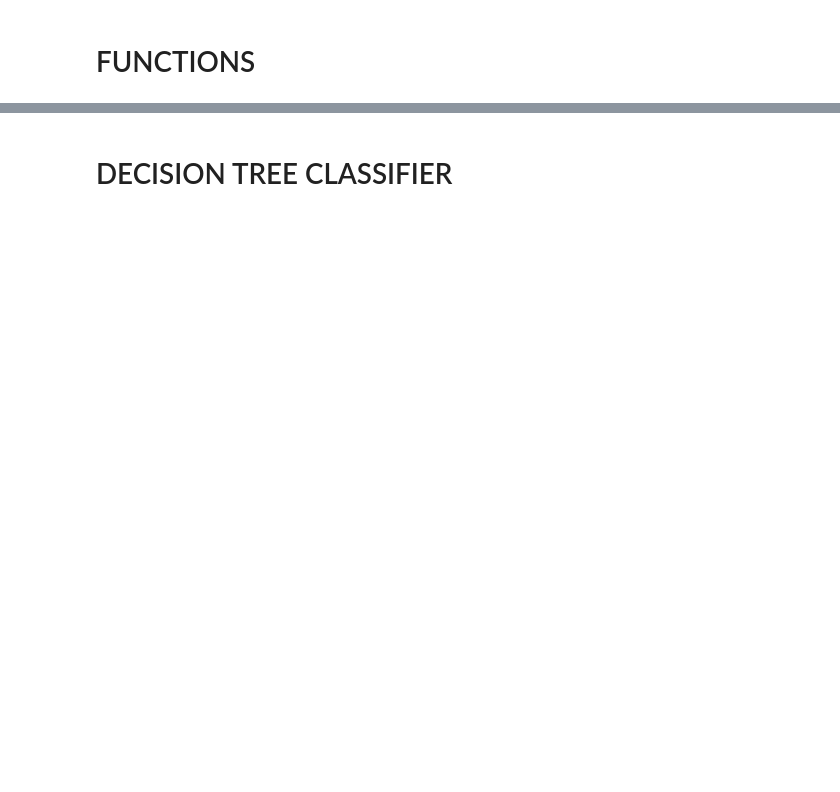
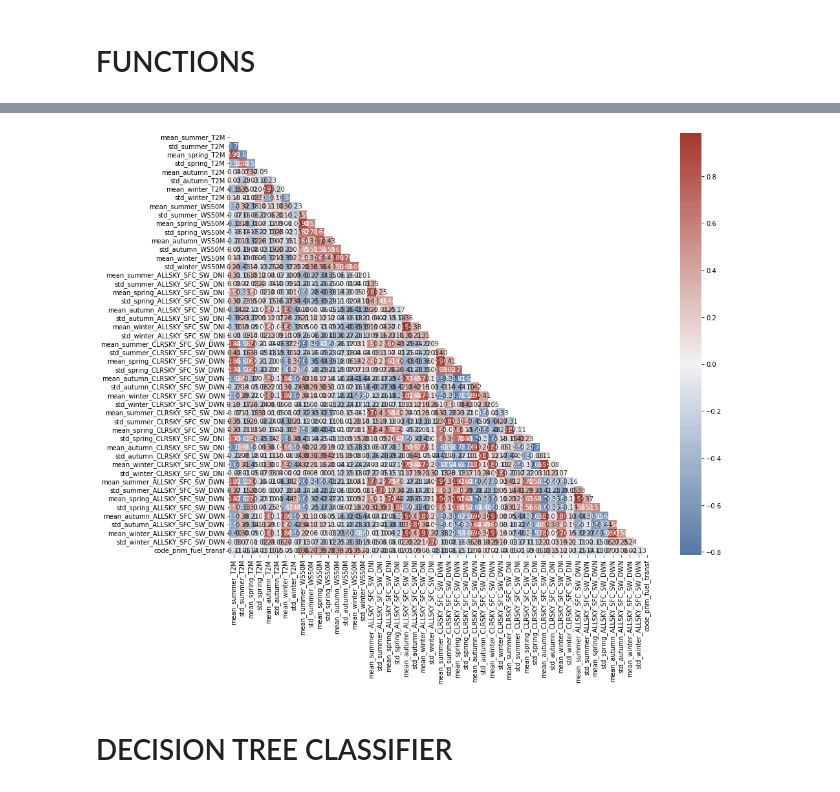
Before and after one commit to tomashbk/solar_wind_power_plants_prediction, a Jupyter notebook: notebooks/3-EDA-in-data-transformed-and-combined.ipynb, the cells around one changed output, grey strips where cells are left out. Cells and saved outputs as stored; diff of their text form; code cells hidden in the pictures; blank space fills up the shorter version.

```diff
--- a/notebooks/3-EDA-in-data-transformed-and-combined.ipynb
+++ b/notebooks/3-EDA-in-data-transformed-and-combined.ipynb
@@ -342,5 +436,7 @@ plot_mi_scores(mi_scores)
 # %%
-correlation_matrix(X.join(y))
+utils.correlation_matrix(X.join(y))
+# %% [output]
+[figure, added]
 # %%
 train_X, val_X, train_y, val_y = train_test_split(X, y, test_size=0.2,random_state = 0)
 # %% [markdown]
```
Also changed, not shown: parts of 70 cells of this notebook, 11 other files.
